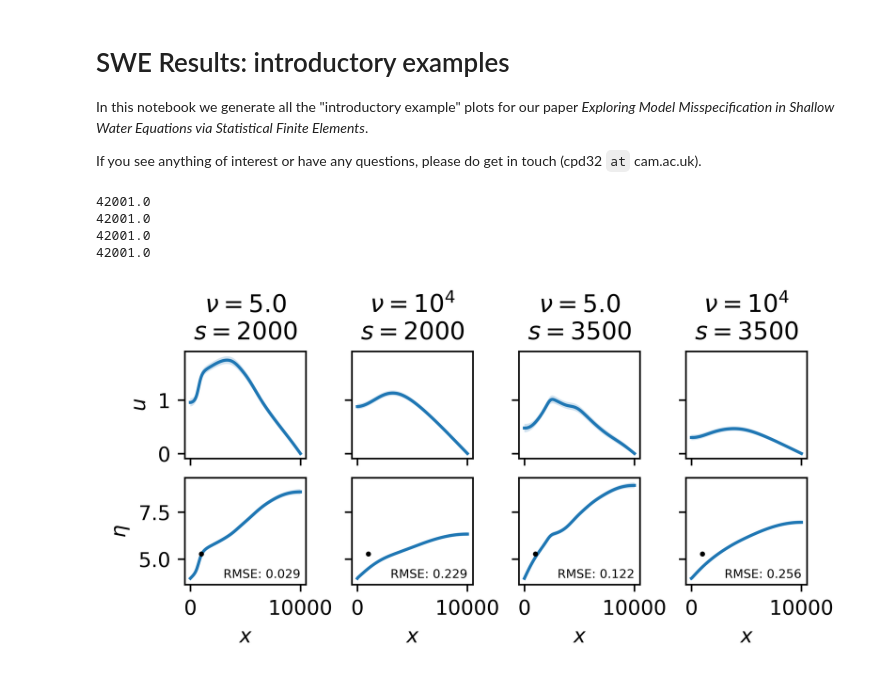
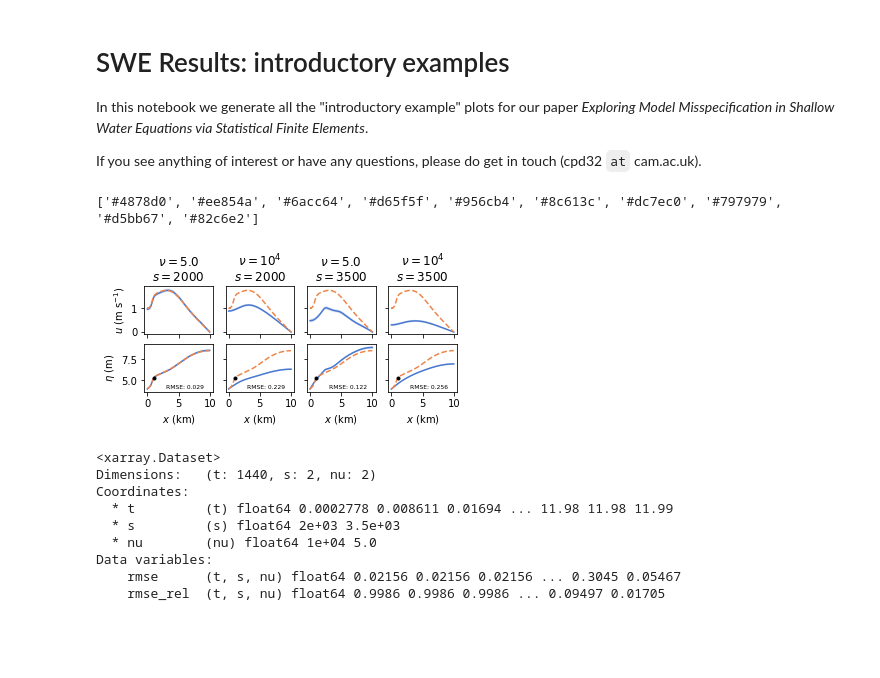
Before and after one commit to connor-duffin/sswe, a Jupyter notebook: notebooks/introductory-examples.ipynb, the cells around one changed output. Drawn from its saved outputs; the diff is of its cells as text; code cells hidden in the pictures; blank space fills up the shorter version.

```diff
--- a/notebooks/introductory-examples.ipynb
+++ b/notebooks/introductory-examples.ipynb
@@ -17,6 +17,14 @@ import sys
 sys.path.insert(0, "../src")
 from swe import ShallowOne
 from figures import figure_sizes, texp
+
+import seaborn as sns
+sns.set_palette("muted")
+print(sns.color_palette("muted").as_hex())
+
+DPI = 1000
+# %% [output]
+['#4878d0', '#ee854a', '#6acc64', '#d65f5f', '#956cb4', '#8c613c', '#dc7ec0', '#797979', '#d5bb67', '#82c6e2']
 # %%
 # HACK(connor) to get x-coords
 swe = ShallowOne(
@@ -31,7 +39,7 @@ def plot_means_vars(output_files):
     n_models = len(output_files)
     fig, axs = plt.subplots(2, n_models,
                             constrained_layout=True,
-                            dpi=600, figsize=(0.7 * figure_sizes["fullwidth"], 2.5),
+                            figsize=(0.7 * figure_sizes["fullwidth"], 2.5),
                             sharey="row", sharex=True)
 
     for col, file in enumerate(output_files):
@@ -46,53 +54,58 @@ def plot_means_vars(output_files):
         u_mean = checkpoint["/u_mean"][idx_plot, :]
         u_var = checkpoint["/u_var"][idx_plot, :]
         h_mean = checkpoint["/h_mean"][idx_plot, :]
         h_var = checkpoint["/h_var"][idx_plot, :]
         rmse_rel = np.mean(checkpoint["/rmse"][:])  # average RMSE for comparison?
         checkpoint.close()
 
         # get and read in data
+        dgp = xr.open_dataset("../data/h_shore_dgp.nc")
+        idx_obs = np.abs(t_plot - dgp.coords["t"].values[:]).argmin()
+        x_dgp = dgp.coords["x"].copy() / 1000
+        u_dgp = dgp["u"].values[idx_obs, :]
+        h_dgp = dgp["h"].values[idx_obs, :]
+
         dat = xr.open_dataset("../data/h_shore.nc")
-        x_obs = 1000.
         idx_obs = np.abs(t_plot - dat.coords["t"].values[:]).argmin()
+        x_obs = 1.  # observed at 1km in
         y_obs = dat["h"].values[idx_obs, 50]  # dont include IC
         t_obs = dat.coords["t"].values[idx_obs]
         np.testing.assert_allclose(t_plot, t_obs)
-        print(t_obs)
 
-        x_grid = swe.x_coords
-        axs[0, col].plot(x_grid, u_mean)
-        axs[0, col].fill_between(x_grid[:, 0],
-                            u_mean - 1.96 * np.sqrt(u_var),
-                            u_mean + 1.96 * np.sqrt(u_var),
-                            alpha=0.2)
+        x_grid = swe.x_coords.copy()[:, 0]
+        x_grid = x_grid / 1000
+        axs[0, col].plot(x_grid, u_mean, label="Posterior")
+        axs[0, col].fill_between(x_grid,
+                                 u_mean - 1.96 * np.sqrt(u_var),
+                                 u_mean + 1.96 * np.sqrt(u_var),
+                                 alpha=0.2)
+        axs[0, col].plot(x_dgp, u_dgp, "--", label="Truth")
         num = texp(f"{nu:.1e}", dollar_surround=False)
         axs[0, col].set_title(fr"$\nu = {num}$" + "\n" + fr"$s = {s:.0f}$")
+        axs[0, col].set_xticks([0, 5, 10])
 
         axs[1, col].plot(x_grid, h_mean)
-        axs[1, col].fill_between(x_grid[:, 0],
+        axs[1, col].fill_between(x_grid,
                                  h_mean - 1.96 * np.sqrt(h_var),
                                  h_mean + 1.96 * np.sqrt(h_var),
                                  alpha=0.2)
-        axs[1, col].plot(x_obs, y_obs, "o", color="black", markersize=1.5)
-        axs[1, col].set_xlabel(r"$x$")
-        axs[1, col].text(3000, 4, f"RMSE: {rmse_rel:.3f}", fontsize=6)
+        axs[1, col].plot(x_dgp, h_dgp, "--")
+        axs[1, col].plot(x_obs, y_obs, "o", color="black", markersize=3)
+        axs[1, col].set_xlabel(r"$x$ (km)")
+        axs[1, col].text(3, 4, f"RMSE: {rmse_rel:.3f}", fontsize=6)
 
-    axs[0, 0].set_ylabel(r"$u$")
-    axs[1, 0].set_ylabel(r"$\eta$")
+    axs[0, 0].set_ylabel(r"$u$ (m s$^{-1}$)")
+    axs[1, 0].set_ylabel(r"$\eta$ (m)")
 
 files = ["../outputs/swe-tidal-sparse/nonlinear-posterior-s-2000.0-nx_obs-1-nt_skip-30-nu-5.00e+00-k-32.h5",
          "../outputs/swe-tidal-sparse/nonlinear-posterior-s-2000.0-nx_obs-1-nt_skip-30-nu-1.00e+04-k-32.h5",
          "../outputs/swe-tidal-sparse/nonlinear-posterior-s-3500.0-nx_obs-1-nt_skip-30-nu-5.00e+00-k-32.h5",
          "../outputs/swe-tidal-sparse/nonlinear-posterior-s-3500.0-nx_obs-1-nt_skip-30-nu-1.00e+04-k-32.h5"]
 
 plot_means_vars(files)
-plt.savefig("../figures/intro-example-means-vars.pdf")
+plt.savefig("../figures/intro-example-means-vars.pdf")  # , dpi=DPI)
 # %% [output]
-42001.0
-42001.0
-42001.0
-42001.0
-[figure, old version]
+[figure, new version]
 # %%
 def get_errors(output_file):
     """ Read in errors from output file. """
@@ -109,7 +122,7 @@ def get_errors(output_file):
     rmse_rel = checkpoint["/rmse_rel"][:]
 
     # common coordinates across all
-    coords=dict(t=t_obs,
+    coords=dict(t=t_obs / 3600,
                 s=np.array([s]),
                 nu=np.array([nu]))
 
@@ -129,6 +142,18 @@ for file in files:
 
 errors_nonlinear = xr.merge(errors_ds)
 errors_nonlinear = errors_nonlinear.reindex(nu=errors_nonlinear.nu[::-1])
+
+print(errors_nonlinear)
+# %% [output]
+<xarray.Dataset>
+Dimensions:   (t: 1440, s: 2, nu: 2)
+Coordinates:
+  * t         (t) float64 0.0002778 0.008611 0.01694 ... 11.98 11.98 11.99
+  * s         (s) float64 2e+03 3.5e+03
+  * nu        (nu) float64 1e+04 5.0
+Data variables:
+    rmse      (t, s, nu) float64 0.02156 0.02156 0.02156 ... 0.3045 0.05467
+    rmse_rel  (t, s, nu) float64 0.9986 0.9986 0.9986 ... 0.09497 0.01705
 # %%
 p = errors_nonlinear.rmse.plot(hue="nu", row="s",
                                figsize=(0.25 * figure_sizes["fullwidth"],  2.5),
```
Also changed, not shown: parts of 1 cell of this notebook, 3 other files.
